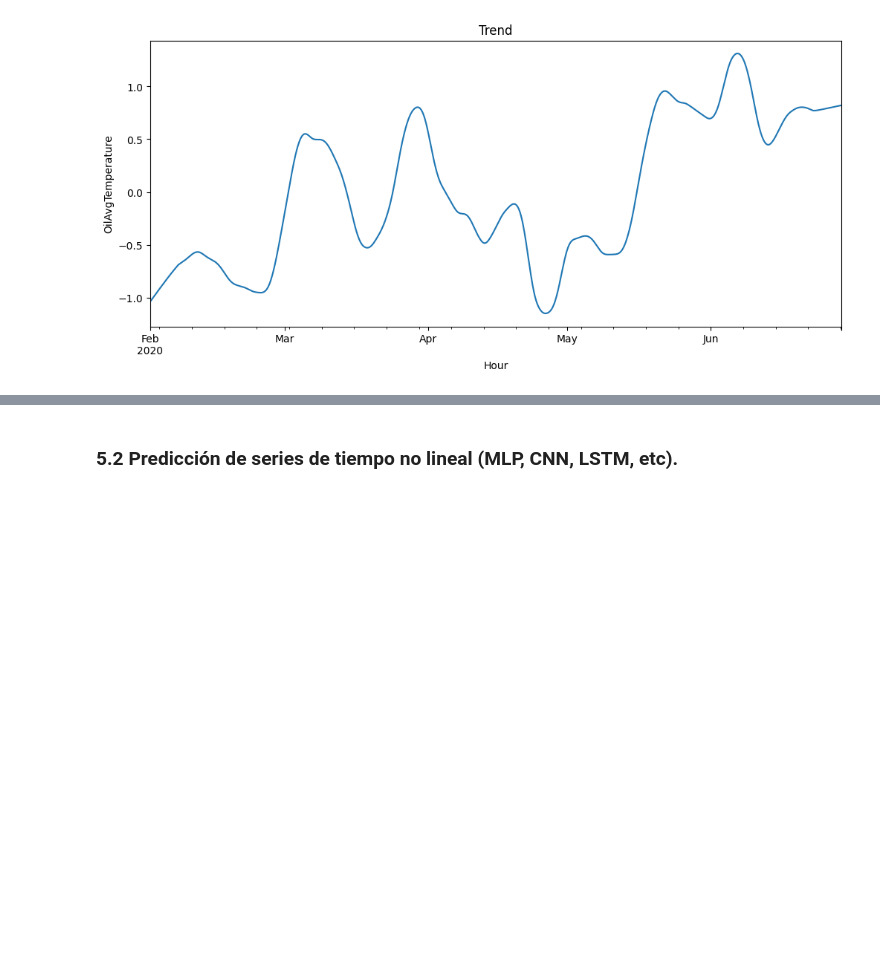
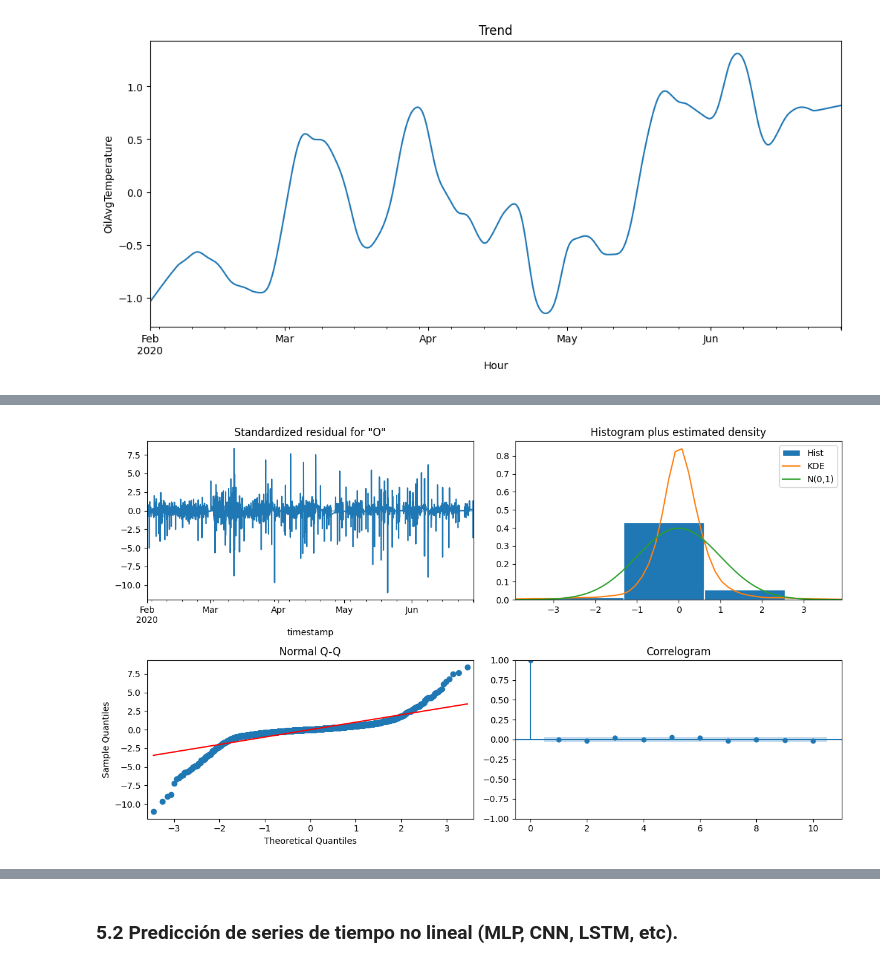
Before and after one commit to judith-ale/proyecto_modulo1, a Jupyter notebook: ProyectoModulo1_RabagoJ_MartinezC_VelicaX.ipynb, the cells around one changed output, grey strips where cells are left out. Drawn from its saved outputs; the diff is of its cells as text; code cells hidden in the pictures; blank space fills up the shorter version.

```diff
--- a/ProyectoModulo1_RabagoJ_MartinezC_VelicaX.ipynb
+++ b/ProyectoModulo1_RabagoJ_MartinezC_VelicaX.ipynb
@@ -476,0 +506,6 @@ res = oil_lf.search_best_set_params(train, sarimax_params=ls_params)
+# %%
+order = (2, 0, 2)
+seasonal_order = (1, 0, 0, 168)
+trend = 'n'
+# %%
+results = oil_lf.fit(train, order=order, seasonal_order=seasonal_order, trend=trend)
@@ -476,0 +538,6 @@ res = oil_lf.search_best_set_params(train, sarimax_params=ls_params)
+# %%
+# Gráfico de los diagnósticos para los residuos
+results.plot_diagnostics(figsize=(12, 7))
+plt.tight_layout()
+# %% [output]
+[figure, added]
```
Also changed, not shown: parts of 6 cells of this notebook.
